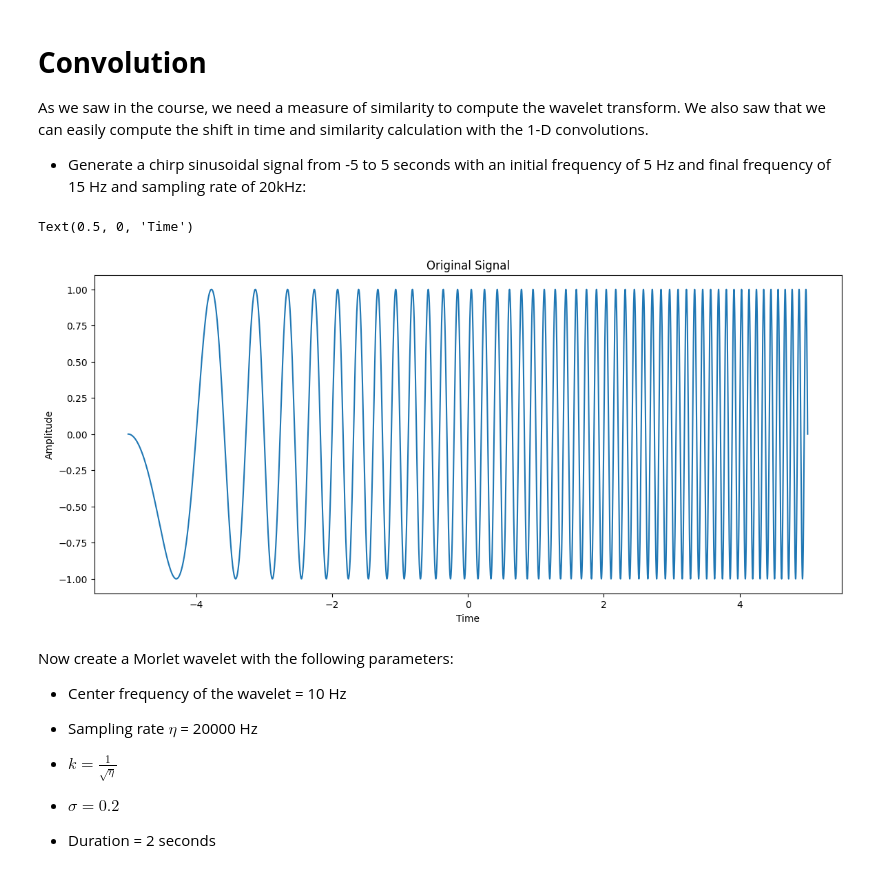
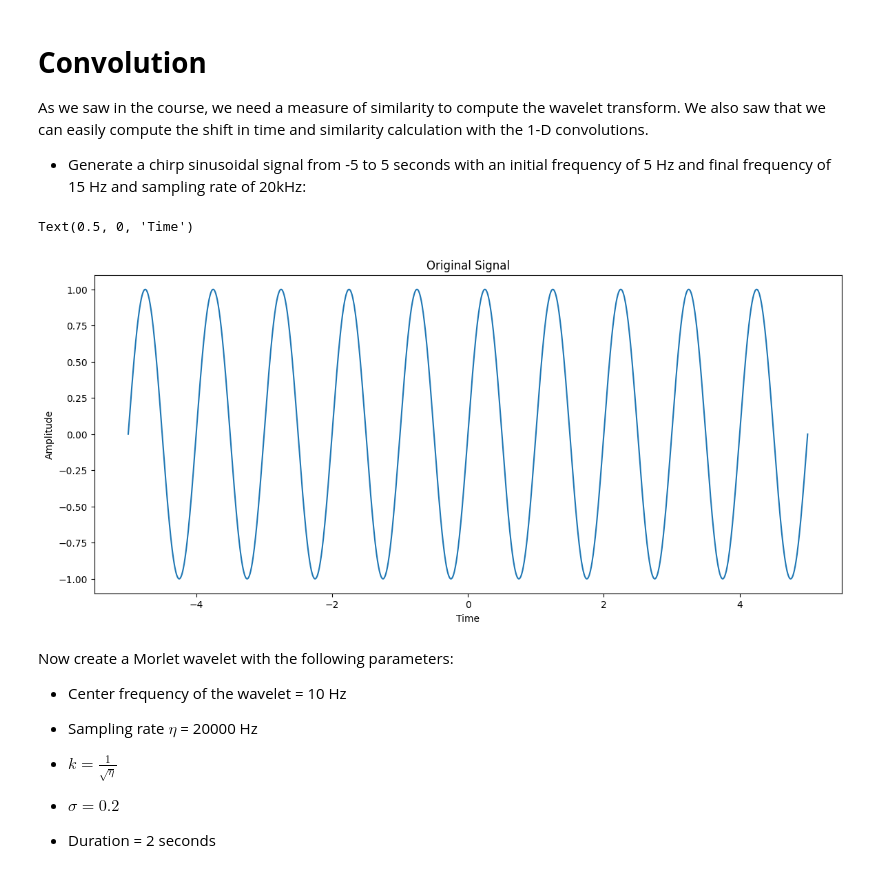
Before and after one commit to KHOUTAIBI/TSIA-TP, a Jupyter notebook: TP_Wavelets.ipynb, the cells around one changed output. Drawn from its saved outputs; the diff is of its cells as text; code cells hidden in the pictures.

```diff
--- a/TP_Wavelets.ipynb
+++ b/TP_Wavelets.ipynb
@@ -165,29 +165,25 @@ As we saw in the course, we need a measure of similarity to compute the wavelet
 # %%
 # Chirp signal down below
 Fs = 20_000
 # We add a chirp timstep in order to compute the chirp function, a normal timestep will not work
 
 # TODO Change this, it does not work, should start from -5 to 5 and reach 15Hz at 5 seconds
 
-def chirp(t,f0,f1):
-    beta =   (f1-f0)/10
-    phase =  (beta/2)*(t**2)+f0*t
-    return np.sin(2*np.pi*phase)
 
 # Now we compute the timesteps
-timesteps = np.linspace(-100_000,100_000,20_000)/Fs
-chirp_signal = chirp(timesteps,f0=5,f1=15)
+timesteps = np.linspace(-5,5,Fs)
+chirp_signal = np.sin(2*np.pi*timesteps)
 
 
 # Plotting the results below
 plt.figure(figsize=(14, 6))
 plt.plot(timesteps, chirp_signal)
 plt.title('Original Signal')
 plt.ylabel('Amplitude')
 plt.xlabel('Time')
 # %% [output]
 Text(0.5, 0, 'Time')
-[figure, old version]
+[figure, new version]
 # %% [markdown]
 Now create a Morlet wavelet with the following parameters:
 
```
Also changed, not shown: parts of 4 cells of this notebook.
